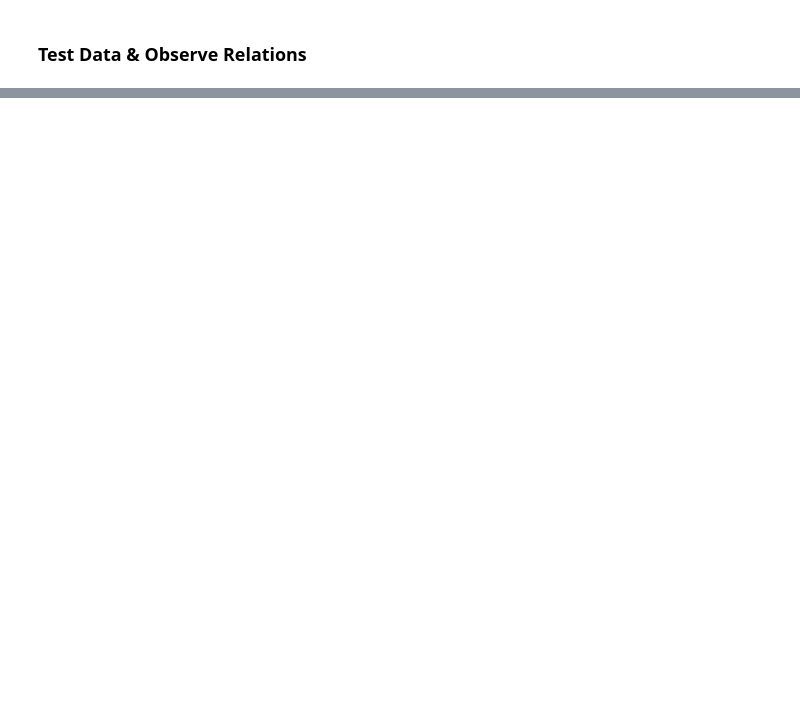
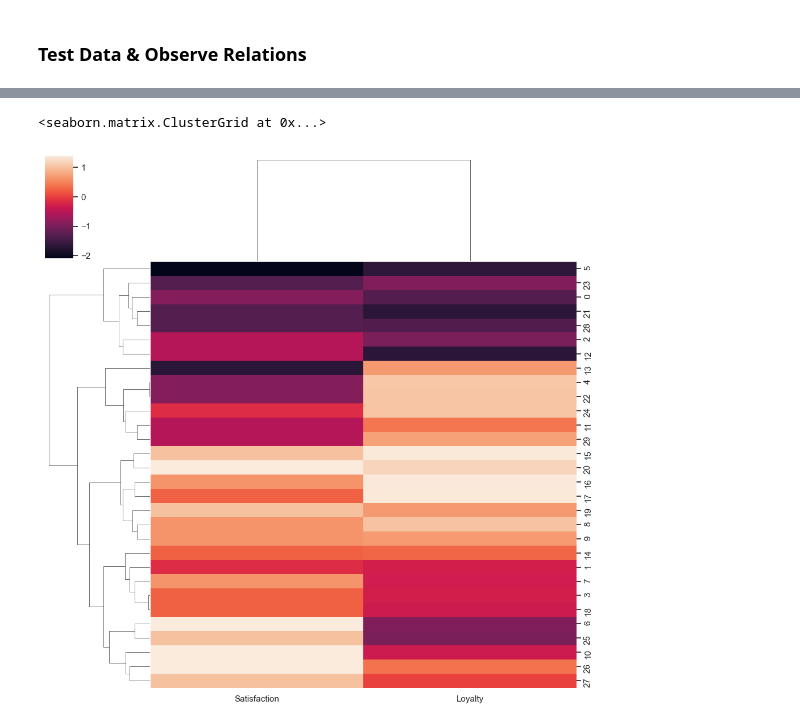
Before and after one commit to Kyotun/ML, a Jupyter notebook: loyalty-satisfaction/main.ipynb, the cells around one changed output, grey strips where cells are left out. Drawn from its saved outputs; the diff is of its cells as text; code cells hidden in the pictures; blank space fills up the shorter version.

```diff
--- a/loyalty-satisfaction/main.ipynb
+++ b/loyalty-satisfaction/main.ipynb
@@ -211,0 +242,7 @@ Text(0, 0.5, 'Loyalty')
+# %%
+df_x_scaled = pd.DataFrame(x_scaled, columns=['Satisfaction','Loyalty']) #x_scaled was an array
+#therefore we need to put in a Dataframe
+sns.clustermap(df_x_scaled)
+# %% [output]
+<seaborn.matrix.ClusterGrid at 0x...>
+[figure, added]
```
Also changed, not shown: parts of 12 cells of this notebook.
